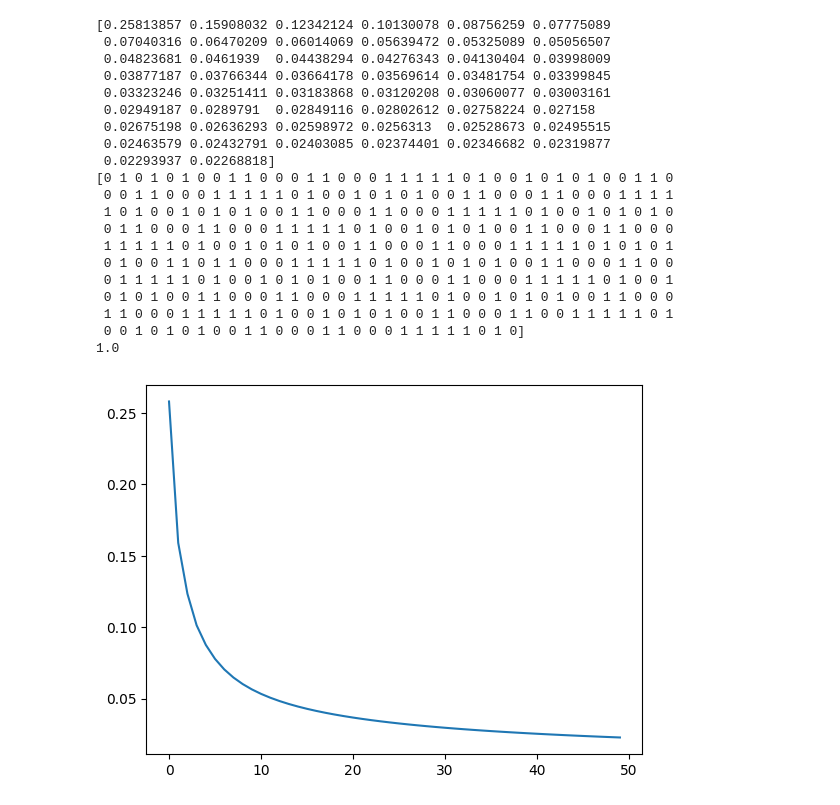
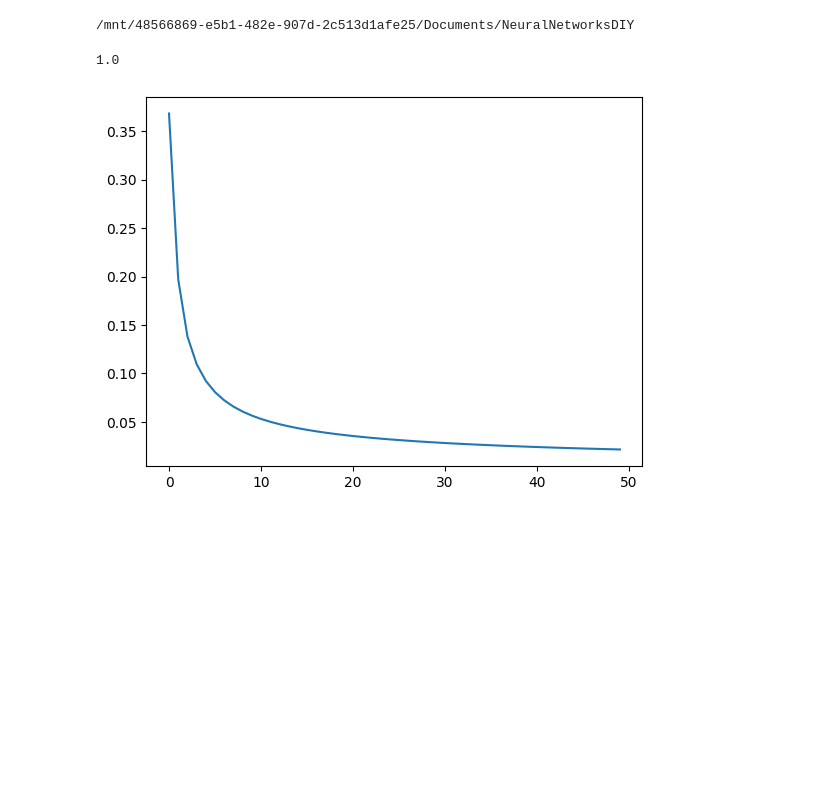
Before and after one commit to dataymeric/NeuralNetworksDIY, a Jupyter notebook: notebooks/usps.ipynb, the cells around one changed output. Drawn from its saved outputs; the diff is of its cells as text; code cells hidden in the pictures; blank space fills up the shorter version.

```diff
--- a/notebooks/usps.ipynb
+++ b/notebooks/usps.ipynb
@@ -9,4 +1,5 @@ Requirement already satisfied: pip in /home/charles/.pyenv/versions/3.10.10/lib/
 # %%
+%cd ..
 from sklearn.datasets import load_digits
 from sklearn.preprocessing import OneHotEncoder
 import numpy as np
@@ -14,52 +7,8 @@ import pandas as pd
 import seaborn as sns
 from src.linear import Linear
 from src.loss import *
-from src.activation import TanH, Sigmoide, Softmax
+from src.activation import TanH, Sigmoid, Softmax
 from src.encapsulation import Sequential, Optim
 np.random.seed(42)
-
-
-batch_size = 8
-
-X, y = load_digits(return_X_y=True, n_class=2)
-y_oh = OneHotEncoder().fit_transform(y.reshape(-1, 1)).toarray()
-
-net = Sequential(
-    Linear(64, 32),
-    TanH(),
-    Linear(32, 16),
-    TanH(),
-    Linear(16, 8),
-    TanH(),
-    Linear(8, 2),
-    Sigmoide(),
-    # Softmax(),
-)
-
-optimizer = Optim(net, CrossEntropyLoss(), eps=1e-2)
-lossList = optimizer.SGD(X, y_oh, batch_size, 50)
-print(lossList)
-pd.Series(lossList).plot()
-print(optimizer.score(X, y))
 # %% [output]
-[0.25813857 0.15908032 0.12342124 0.10130078 0.08756259 0.07775089
- 0.07040316 0.06470209 0.06014069 0.05639472 0.05325089 0.05056507
- 0.04823681 0.0461939  0.04438294 0.04276343 0.04130404 0.03998009
- 0.03877187 0.03766344 0.03664178 0.03569614 0.03481754 0.03399845
- 0.03323246 0.03251411 0.03183868 0.03120208 0.03060077 0.03003161
- 0.02949187 0.0289791  0.02849116 0.02802612 0.02758224 0.027158
- 0.02675198 0.02636293 0.02598972 0.0256313  0.02528673 0.02495515
- 0.02463579 0.02432791 0.02403085 0.02374401 0.02346682 0.02319877
- 0.02293937 0.02268818]
-[0 1 0 1 0 1 0 0 1 1 0 0 0 1 1 0 0 0 1 1 1 1 1 0 1 0 0 1 0 1 0 1 0 0 1 1 0
- 0 0 1 1 0 0 0 1 1 1 1 1 0 1 0 0 1 0 1 0 1 0 0 1 1 0 0 0 1 1 0 0 0 1 1 1 1
- 1 0 1 0 0 1 0 1 0 1 0 0 1 1 0 0 0 1 1 0 0 0 1 1 1 1 1 0 1 0 0 1 0 1 0 1 0
- 0 1 1 0 0 0 1 1 0 0 0 1 1 1 1 1 0 1 0 0 1 0 1 0 1 0 0 1 1 0 0 0 1 1 0 0 0
- 1 1 1 1 1 0 1 0 0 1 0 1 0 1 0 0 1 1 0 0 0 1 1 0 0 0 1 1 1 1 1 0 1 0 1 0 1
- 0 1 0 0 1 1 0 1 1 0 0 0 1 1 1 1 1 0 1 0 0 1 0 1 0 1 0 0 1 1 0 0 0 1 1 0 0
- 0 1 1 1 1 1 0 1 0 0 1 0 1 0 1 0 0 1 1 0 0 0 1 1 0 0 0 1 1 1 1 1 0 1 0 0 1
- 0 1 0 1 0 0 1 1 0 0 0 1 1 0 0 0 1 1 1 1 1 0 1 0 0 1 0 1 0 1 0 0 1 1 0 0 0
- 1 1 0 0 0 1 1 1 1 1 0 1 0 0 1 0 1 0 1 0 0 1 1 0 0 0 1 1 0 0 1 1 1 1 1 0 1
- 0 0 1 0 1 0 1 0 0 1 1 0 0 0 1 1 0 0 0 1 1 1 1 1 0 1 0]
-1.0
+/mnt/48566869-e5b1-482e-907d-2c513d1afe25/Documents/NeuralNetworksDIY
-[figure, removed]
@@ -66 +31,9 @@ print(optimizer.score(X, y))
+# %%
+optimizer = Optim(net.reset(), CrossEntropyLoss(), eps=1e-2)
+lossList = optimizer.SGD(X, y_oh, batch_size, 50)
+pd.Series(lossList).plot()
+print(optimizer.score(X, y))
+# %% [output]
+1.0
+[figure, added]
 # %%
```
Also changed, not shown: parts of 6 cells of this notebook.
